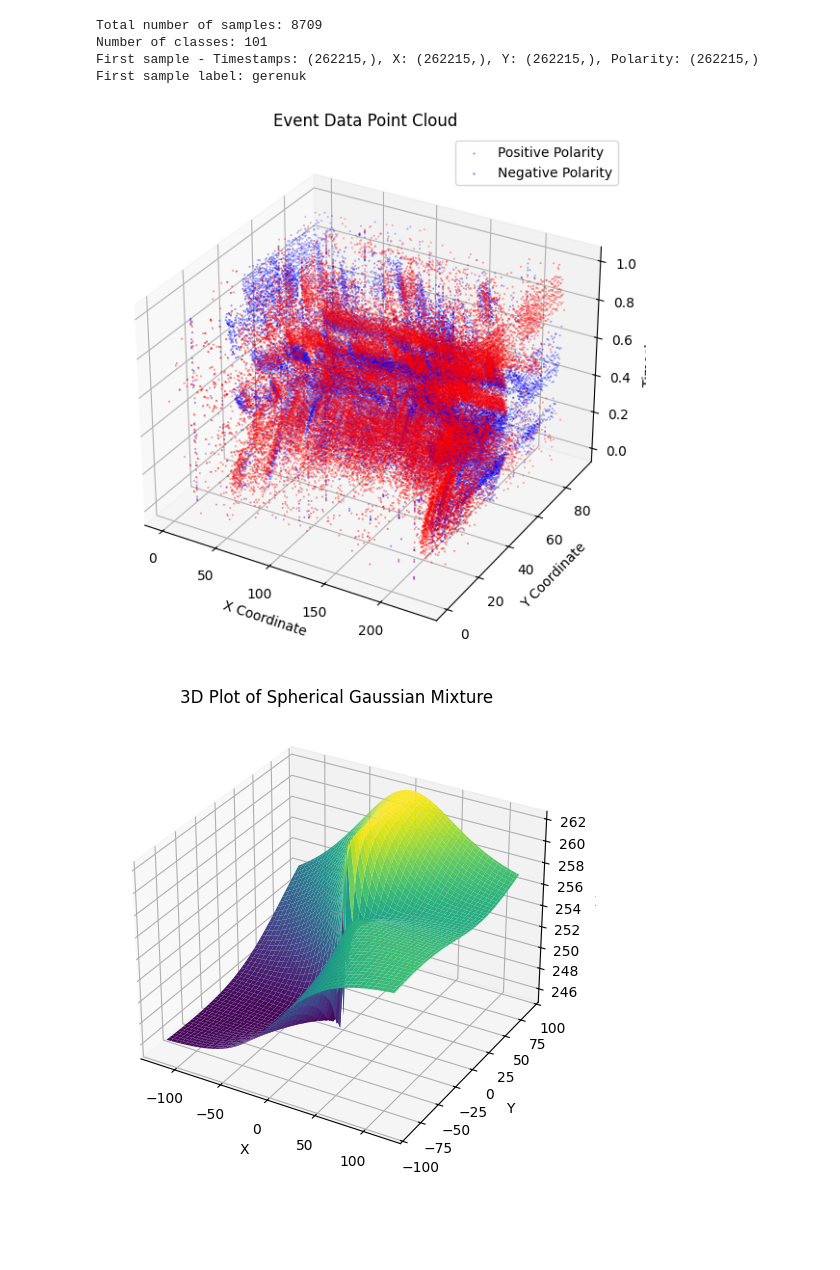
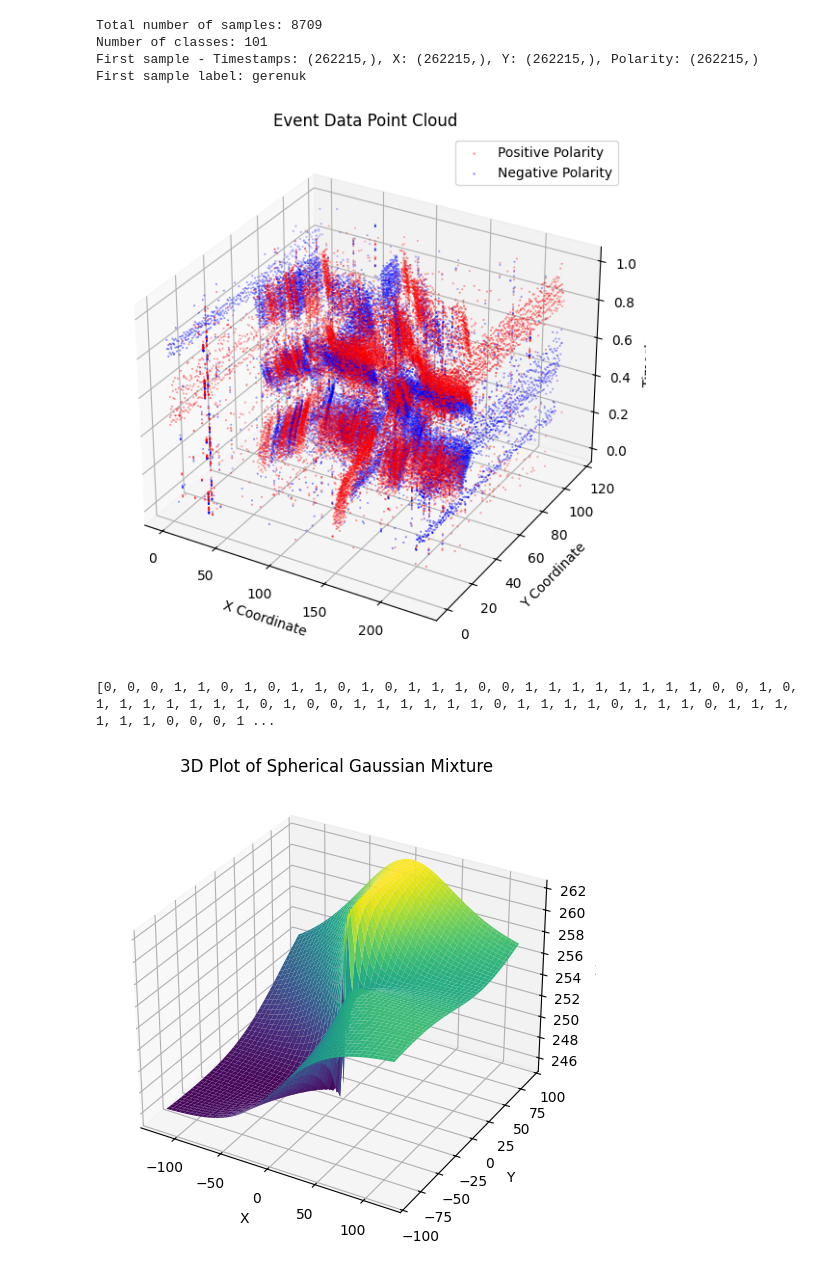
Before and after one commit to gongguhit/gazingev, a Jupyter notebook: pm/spherical_gaussian_mixture.ipynb, the cells around one changed output. Saved outputs shown, nothing was run; the diff lists cells and outputs as text; code cells hidden in the pictures; blank space fills up the shorter version.

```diff
--- a/pm/spherical_gaussian_mixture.ipynb
+++ b/pm/spherical_gaussian_mixture.ipynb
@@ -108,35 +108,39 @@ def visualize_event_data(x, y, ts, p, point_size=0.1):
     fig = plt.figure(figsize=(10, 7))
     ax = fig.add_subplot(111, projection='3d')
 
     # Plot events with positive polarity in red
     ax.scatter(x[p == 1], y[p == 1], ts[p == 1], c='red', s=point_size, label='Positive Polarity')
 
     # Plot events with negative polarity in blue
     ax.scatter(x[p == 0], y[p == 0], ts[p == 0], c='blue', s=point_size, label='Negative Polarity')
 
     # Adding labels and title
     ax.set_xlabel('X Coordinate')
     ax.set_ylabel('Y Coordinate')
     ax.set_zlabel('Timestamp')
     ax.set_title('Event Data Point Cloud')
     ax.legend()
 
     # Show plot
     plt.show()
 
 
 # Example usage
-file_path = '../../datasets/N-Caltech101/Caltech101/airplanes/image_0001.bin'
+file_path = '../../datasets/N-Caltech101/Caltech101/airplanes/image_0159.bin'
 ts, x, y, p = read_dataset(file_path)
 # Normalize the timestamps
 ts = (ts - ts.min()) / (ts.max() - ts.min())
 visualize_event_data(x, y, ts, p)
 
 x_ = x.tolist()
 y_ = y.tolist()
 ts_ = ts.tolist()
+p_ = p.tolist()
+
+print(p_)
 # %% [output]
-[figure, old version]
+[figure, new version]
+[0, 0, 0, 1, 1, 0, 1, 0, 1, 1, 0, 1, 0, 1, 1, 1, 0, 0, 1, 1, 1, 1, 1, 1, 1, 1, 0, 0, 1, 0, 1, 1, 1, 1, 1, 1, 1, 0, 1, 0, 0, 1, 1, 1, 1, 1, 1, 0, 1, 1, 1, 1, 0, 1, 1, 1, 0, 1, 1, 1, 1, 1, 1, 0, 0, 0, 1 ...
 # %%
 import numpy as np
 import matplotlib.pyplot as plt
```
Also changed, not shown: parts of 6 cells of this notebook, 4 other files.
